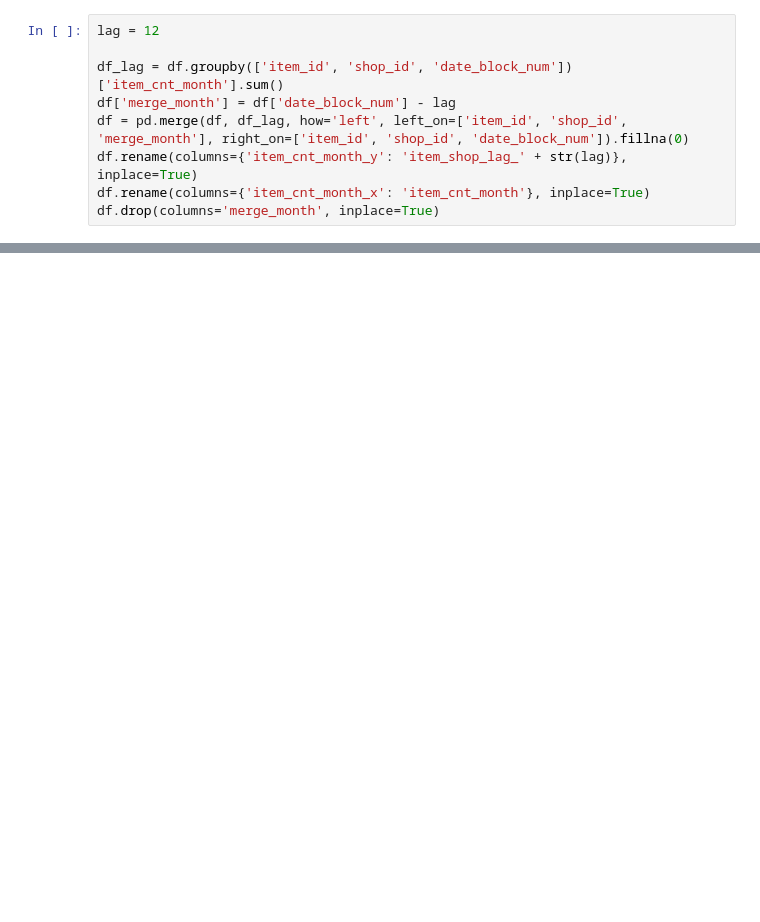
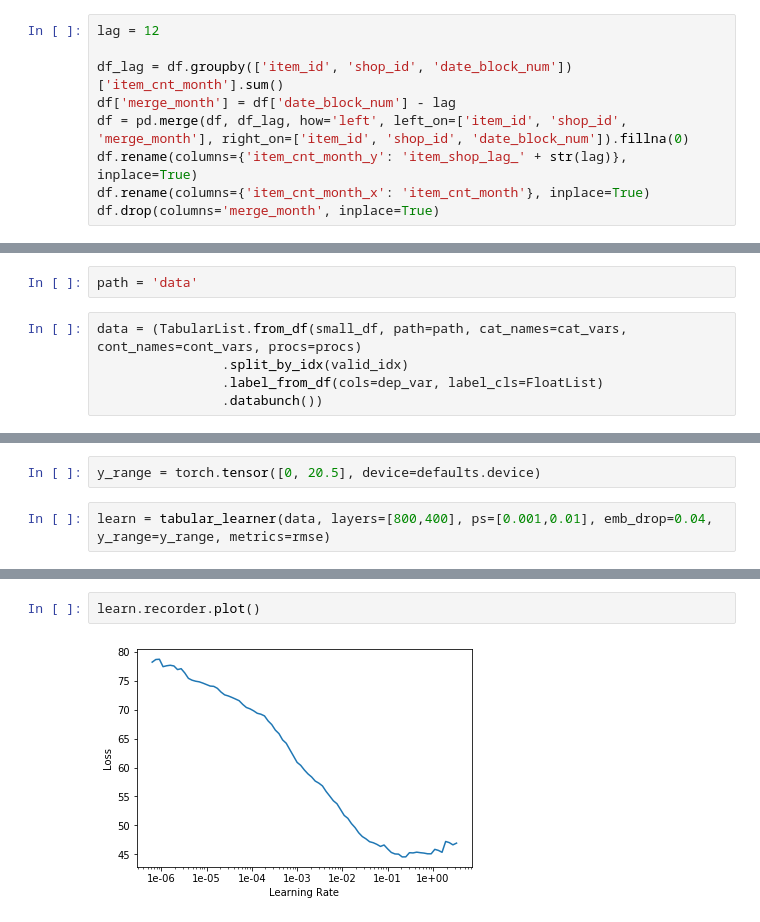
Before and after one commit to sfczekalski/predict_future_sales, a Jupyter notebook: feature_engineering.ipynb, the cells around one changed output, grey strips where cells are left out. Cells and saved outputs as stored; diff of their text form; blank space fills up the shorter version.

```diff
--- a/feature_engineering.ipynb
+++ b/feature_engineering.ipynb
@@ -413,0 +315,7 @@ pd.DataFrame(model.feature_importances_, columns=['importance'], index=features)
+# %%
+path = 'data'
+# %%
+data = (TabularList.from_df(small_df, path=path, cat_names=cat_vars, cont_names=cont_vars, procs=procs)
+                .split_by_idx(valid_idx)
+                .label_from_df(cols=dep_var, label_cls=FloatList)
+                .databunch())
@@ -413,0 +328,4 @@ pd.DataFrame(model.feature_importances_, columns=['importance'], index=features)
+# %%
+y_range = torch.tensor([0, 20.5], device=defaults.device)
+# %%
+learn = tabular_learner(data, layers=[800,400], ps=[0.001,0.01], emb_drop=0.04, y_range=y_range, metrics=rmse)
@@ -413,0 +360,4 @@ pd.DataFrame(model.feature_importances_, columns=['importance'], index=features)
+# %%
+learn.recorder.plot()
+# %% [output]
+[figure, added]
```
Also changed, not shown: parts of 71 cells of this notebook.
